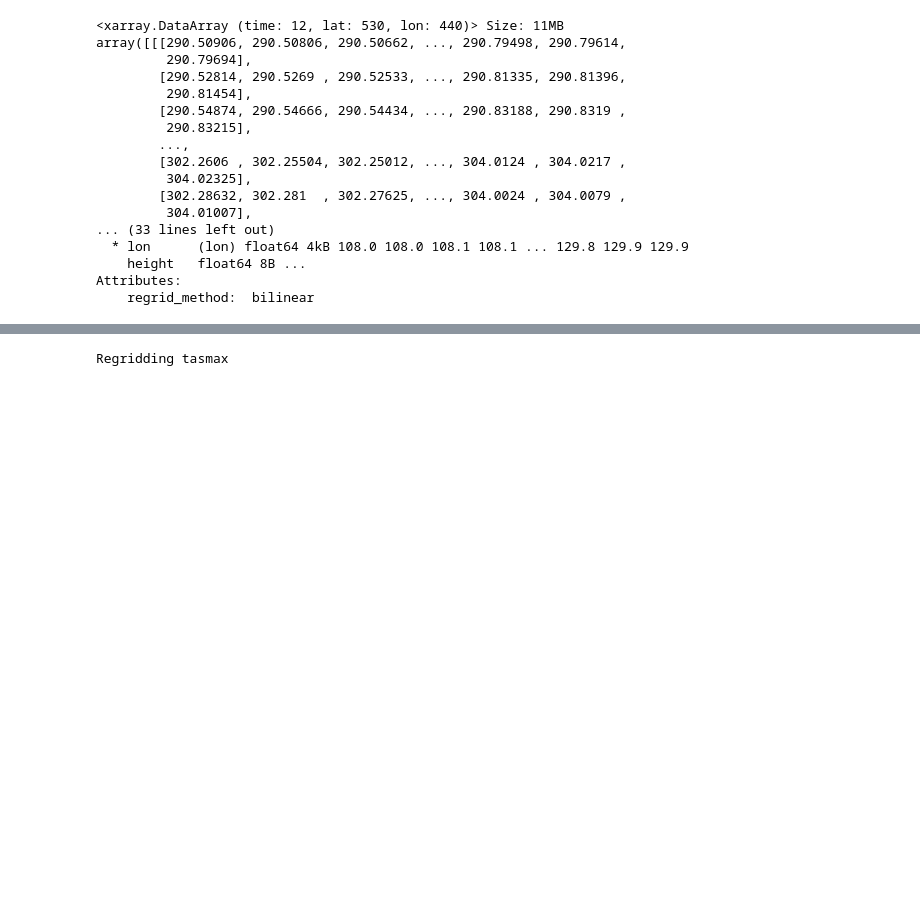
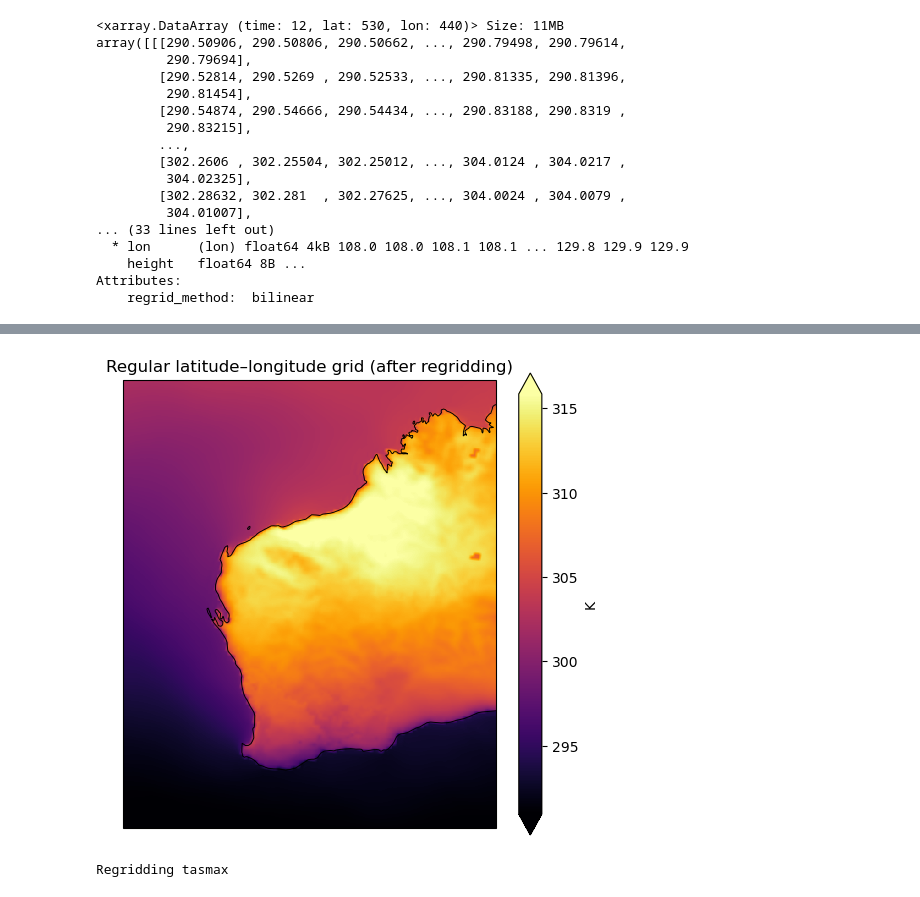
Before and after one commit to DikshaSagar/DWER, a Jupyter notebook: 02_regridding.ipynb, the cells around one changed output, grey strips where cells are left out. Saved outputs shown, nothing was run; the diff lists cells and outputs as text; code cells hidden in the pictures; blank space fills up the shorter version.

```diff
--- a/02_regridding.ipynb
+++ b/02_regridding.ipynb
@@ -146,3 +197,22 @@ Attributes:
+# %%
+# Regridded output (regular lat–lon grid)
+tasmax_regridded = tasmax_rg.isel(time=0)
+
+plt.figure(figsize=(6, 6))
+ax = plt.axes(projection=ccrs.PlateCarree())
+
+tasmax_regridded.plot(
+    ax=ax,
+    cmap="inferno",
+    robust=True,
+    cbar_kwargs={"label": tasmax_regridded.attrs.get("units", "K")}
+)
+
+ax.coastlines(resolution="50m", linewidth=0.7)
+ax.set_title("Regular latitude–longitude grid (after regridding)")
+plt.show()
+# %% [output]
+[figure, added]
 # %%
 regridded_vars = {}
 
```
Also changed, not shown: parts of 4 cells of this notebook.
